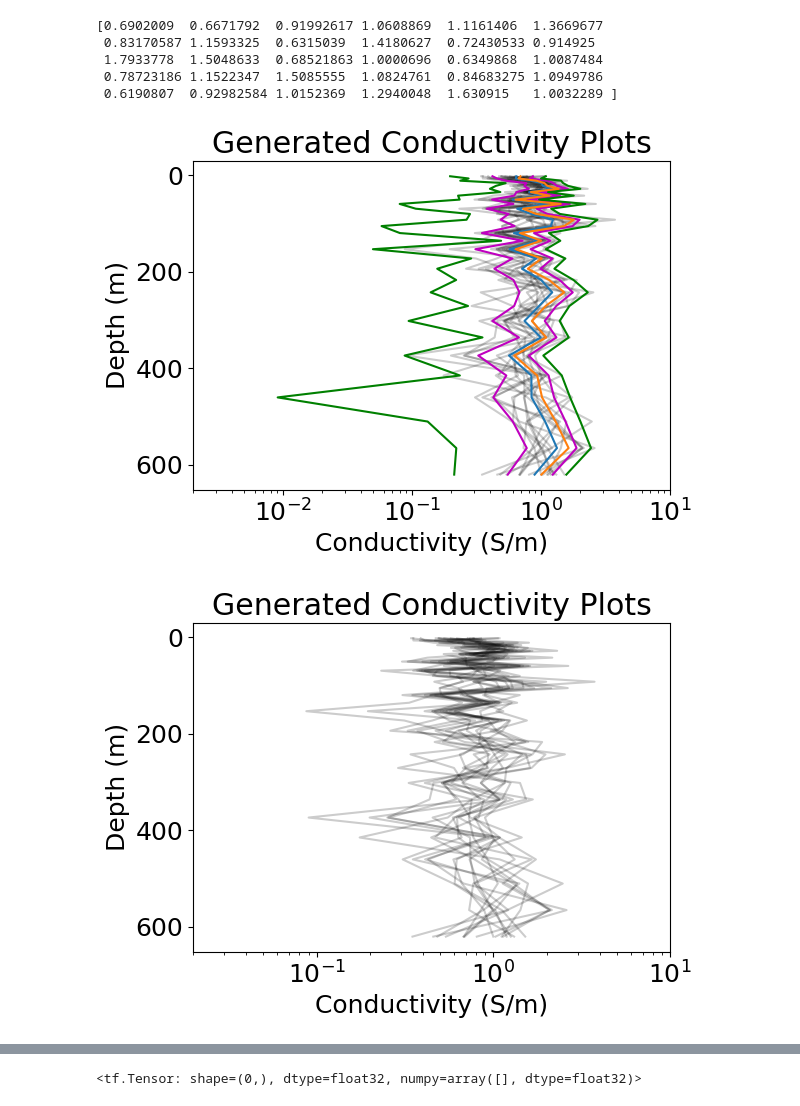
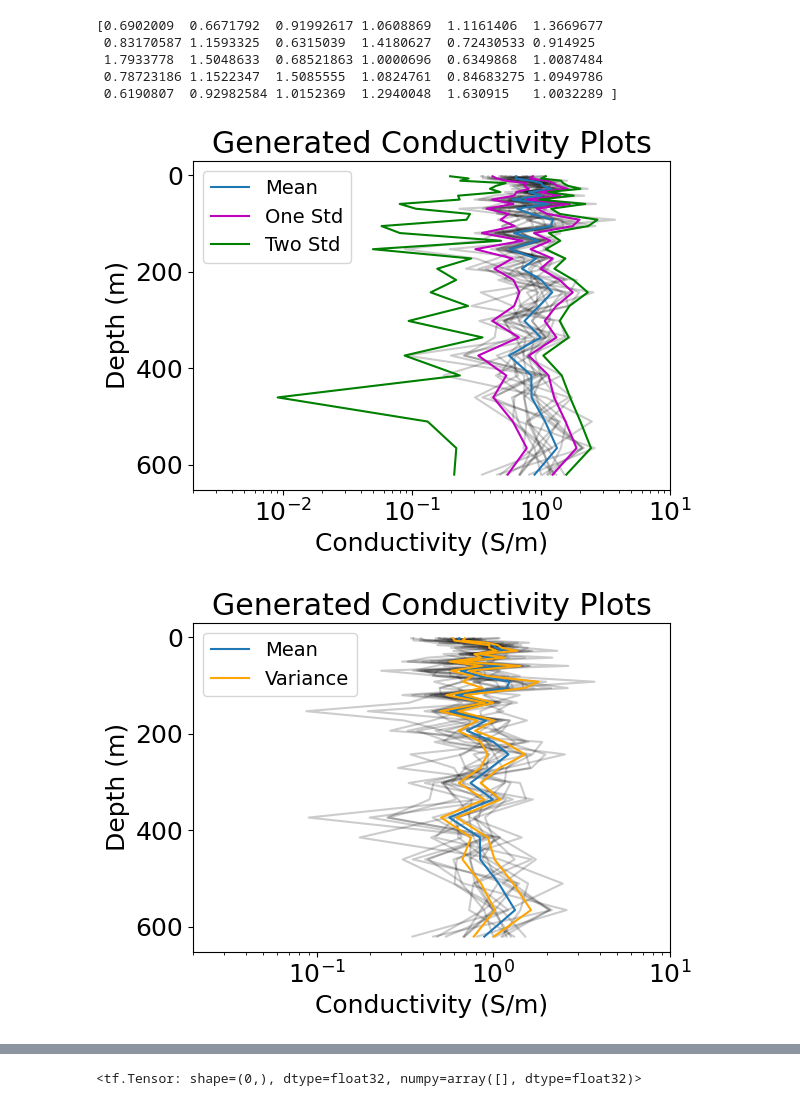
Before and after one commit to sarafhirsch/EM-CVAE-Graduate_Research, a Jupyter notebook: MT_64_Updated.ipynb, the cells around one changed output, grey strips where cells are left out. Drawn from its saved outputs; the diff is of its cells as text; code cells hidden in the pictures.

Commit message:
Plotting

```diff
--- a/MT_64_Updated.ipynb
+++ b/MT_64_Updated.ipynb
@@ -887,40 +881,45 @@ for log in zmd2_logs:
     if len(log) != len(plot_depths):
         log = np.delete(log, [-2,-1])
     ax.semilogx(log, plot_depths, c='k', alpha=0.2)
-ax.semilogx(mean_cond, plot_depths)
-ax.semilogx(mean_cond+std_cond,plot_depths, c='m')
+ax.semilogx(mean_cond, plot_depths,label='Mean')
+ax.semilogx(mean_cond+std_cond,plot_depths, c='m', label="One Std")
 ax.semilogx(mean_cond-std_cond, plot_depths, c='m')
-ax.semilogx(mean_cond+2*std_cond, plot_depths, c='g') # type: ignore
+ax.semilogx(np.abs(mean_cond+2*std_cond), plot_depths, c='g', label= 'Two Std') # type: ignore
 ax.semilogx(np.abs(mean_cond-2*std_cond), plot_depths, c='g')
-ax.semilogx(mean_cond+std_cond**2, plot_depths)
+# ax.semilogx(mean_cond+std_cond**2, plot_depths)
 ax.invert_yaxis()
 ax.axes.set_xlabel("Conductivity (S/m)")
 ax.axes.set_ylabel("Depth (m)")
 ax.axes.set_xlim(2e-3, 1e1)
 ax.axes.set_title('Generated Conductivity Plots')
+ax.axes.legend(fontsize=14)
 
 plt.tight_layout()
 plt.savefig('Preliminary_generated_plots_mean&2std.jpg')
 plt.show()
 # %% [output]
-[figure, old version]
+[figure, new version]
 # %%
 fig, ax = plt.subplots()
 for log in zmd2_logs:
     if len(log) != len(plot_depths):
         log = np.delete(log, [-2,-1])
     ax.semilogx(log, plot_depths, c='k', alpha=0.2)
+ax.semilogx(mean_cond, plot_depths,label='Mean')
+ax.semilogx(mean_cond+std_cond**2, plot_depths, c='orange', label='Variance')
+ax.semilogx(mean_cond-std_cond**2, plot_depths, c='orange')
 ax.invert_yaxis()
 ax.axes.set_xlabel("Conductivity (S/m)")
 ax.axes.set_ylabel("Depth (m)")
 ax.axes.set_xlim(2e-2, 1e1)
 ax.axes.set_title('Generated Conductivity Plots')
+ax.axes.legend(fontsize=14)
 
 plt.tight_layout()
 plt.savefig('Preliminary_generated_plots.jpg')
 plt.show()
 # %% [output]
-[figure, old version]
+[figure, new version]
 # %%
 network.plot_data(latent=zmd2)
 # %% [output]
```
Also changed, not shown: parts of 4 cells of this notebook, 7 other files.
